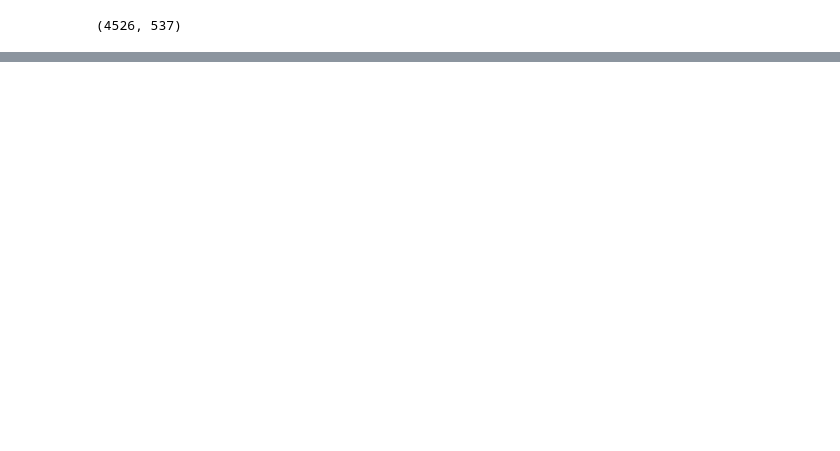
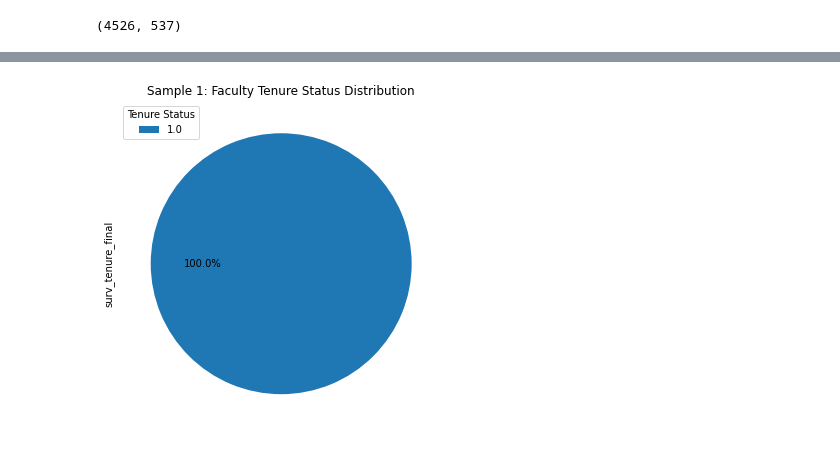
Before and after one commit to eigenhenry/Coache_analysis, a Jupyter notebook: 0_Data Reduction.ipynb, the cells around one changed output, grey strips where cells are left out. Saved outputs shown, nothing was run; the diff lists cells and outputs as text; code cells hidden in the pictures; blank space fills up the shorter version.

```diff
--- a/0_Data Reduction.ipynb
+++ b/0_Data Reduction.ipynb
@@ -203,0 +203,5 @@ hsi_stem_instructional.to_excel("hsi_stem_instructional.xlsx", index=False)
+# %%
+#Sample 3 : Pure EIF
+eif = stem_if[stem_if['demo_acarea'] == 16]
+print("Number of Pure EIF ", len(eif))
+eif.to_excel("/Users/henrysalgado/Desktop/Coache Data Analysis/Samples/sample3_hsi_eif_pure.xlsx", index=False)
@@ -203,0 +260,12 @@ hsi_stem_instructional.to_excel("hsi_stem_instructional.xlsx", index=False)
+# %%
+import matplotlib.pyplot as plt
+
+
+faculty_type = eif['surv_tenure_final'].value_counts()
+plt.figure(figsize=(8, 6))  #
+faculty_type.plot(kind='pie', autopct='%1.1f%%', labels=None)
+plt.title("Sample 1: Faculty Tenure Status Distribution")
+plt.legend(faculty_type.index, loc="upper left", title="Tenure Status")
+plt.show()
+# %% [output]
+[figure, added]
```
Also changed, not shown: parts of 50 cells of this notebook.
